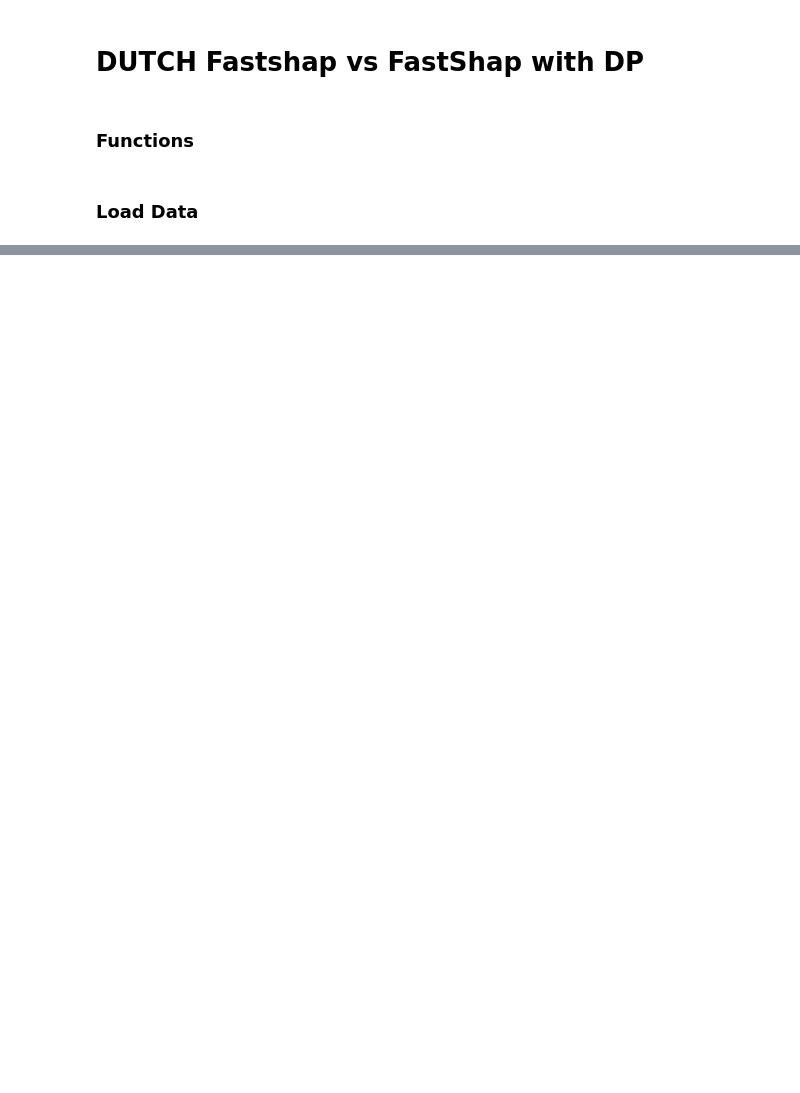
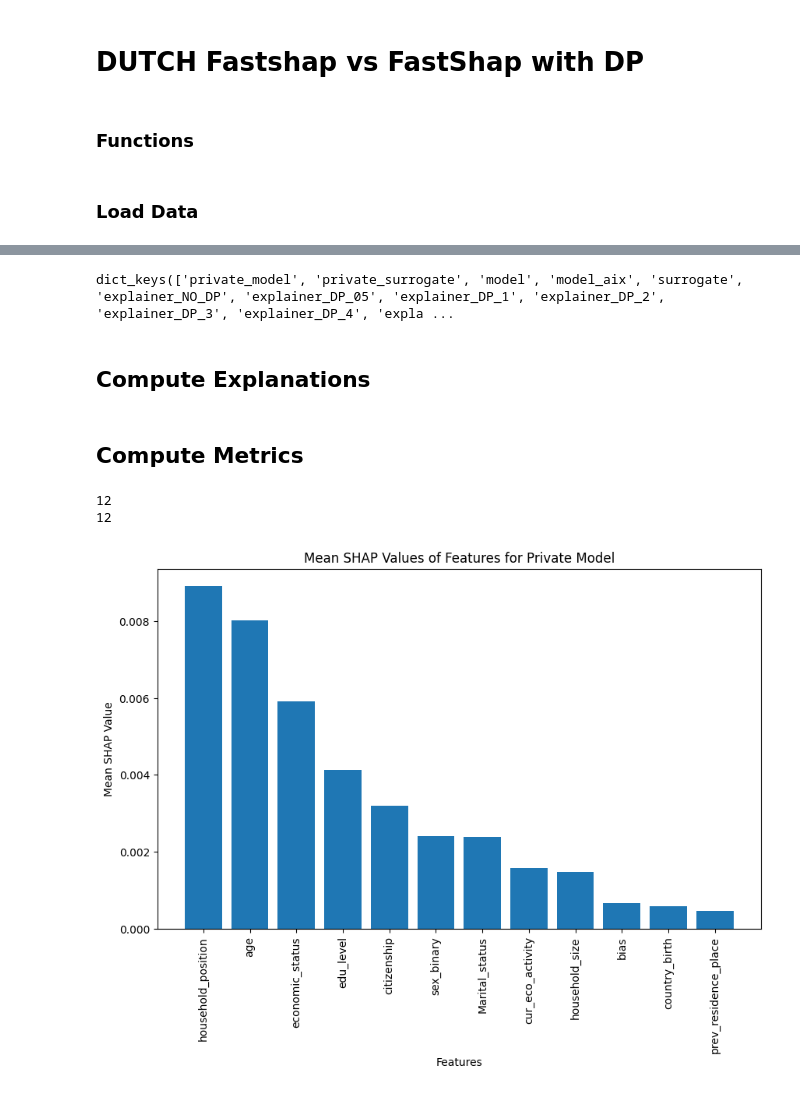
Before and after one commit to lucacorbucci/fastshap_plusplus, a Jupyter notebook: plots/plots_dutch.ipynb, the cells around one changed output, grey strips where cells are left out. Saved outputs shown, nothing was run; the diff lists cells and outputs as text; code cells hidden in the pictures; blank space fills up the shorter version.

```diff
--- a/plots/plots_dutch.ipynb
+++ b/plots/plots_dutch.ipynb
@@ -373,5 +465,15 @@ Loading saved explainer model
 # %%
-model_predictions = []
-for x in X_test:
-    model_prediction = model_no_dp(torch.Tensor(x).unsqueeze(0)).argmax()
-    model_predictions.append(model_prediction)
+def get_model_predictions(model):
+    model_predictions = []
+    for x in X_test:
+        model_prediction = model(torch.Tensor(x).unsqueeze(0)).argmax()
+        model_predictions.append(model_prediction)
+    return model_predictions
+
+
+loaded_data_private_model["model_predictions"] = get_model_predictions(
+    model=loaded_data_private_model["model"]
+)
+loaded_data_NO_DP_bb["model_predictions"] = get_model_predictions(
+    model=loaded_data_private_model["model"]
+)
@@ -722,0 +480,6 @@ kendaltau_std = {
+# %%
+loaded_data_private_model.keys()
+# %% [output]
+dict_keys(['private_model', 'private_surrogate', 'model', 'model_aix', 'surrogate', 'explainer_NO_DP', 'explainer_DP_05', 'explainer_DP_1', 'explainer_DP_2', 'explainer_DP_3', 'explainer_DP_4', 'expla ...
+# %% [markdown]
+## Compute Explanations
@@ -722,0 +500,15 @@ kendaltau_std = {
+# %% [markdown]
+## Compute Metrics
+# %%
+feature_names.append("bias")
+plot_base_explainer_shap_values(
+    loaded_data=loaded_data_private_model,
+    explainer_privacy_levels=explainer_privacy_levels,
+    X_test=X_test,
+    feature_names=feature_names,
+    title="Mean SHAP Values of Features for Private Model",
+)
+# %% [output]
+12
+12
+[figure, added]
```
Also changed, not shown: parts of 44 cells of this notebook, 4 other files.
